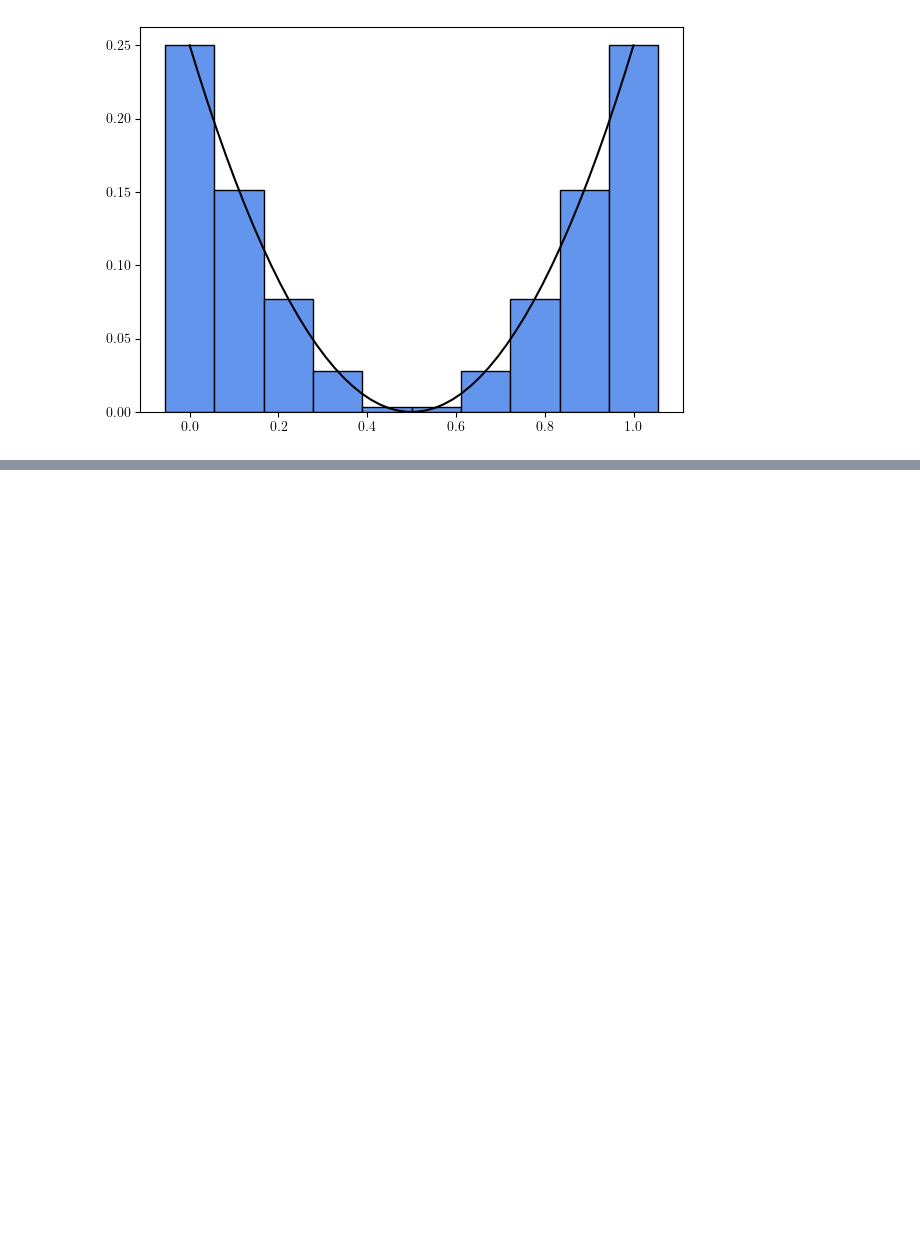
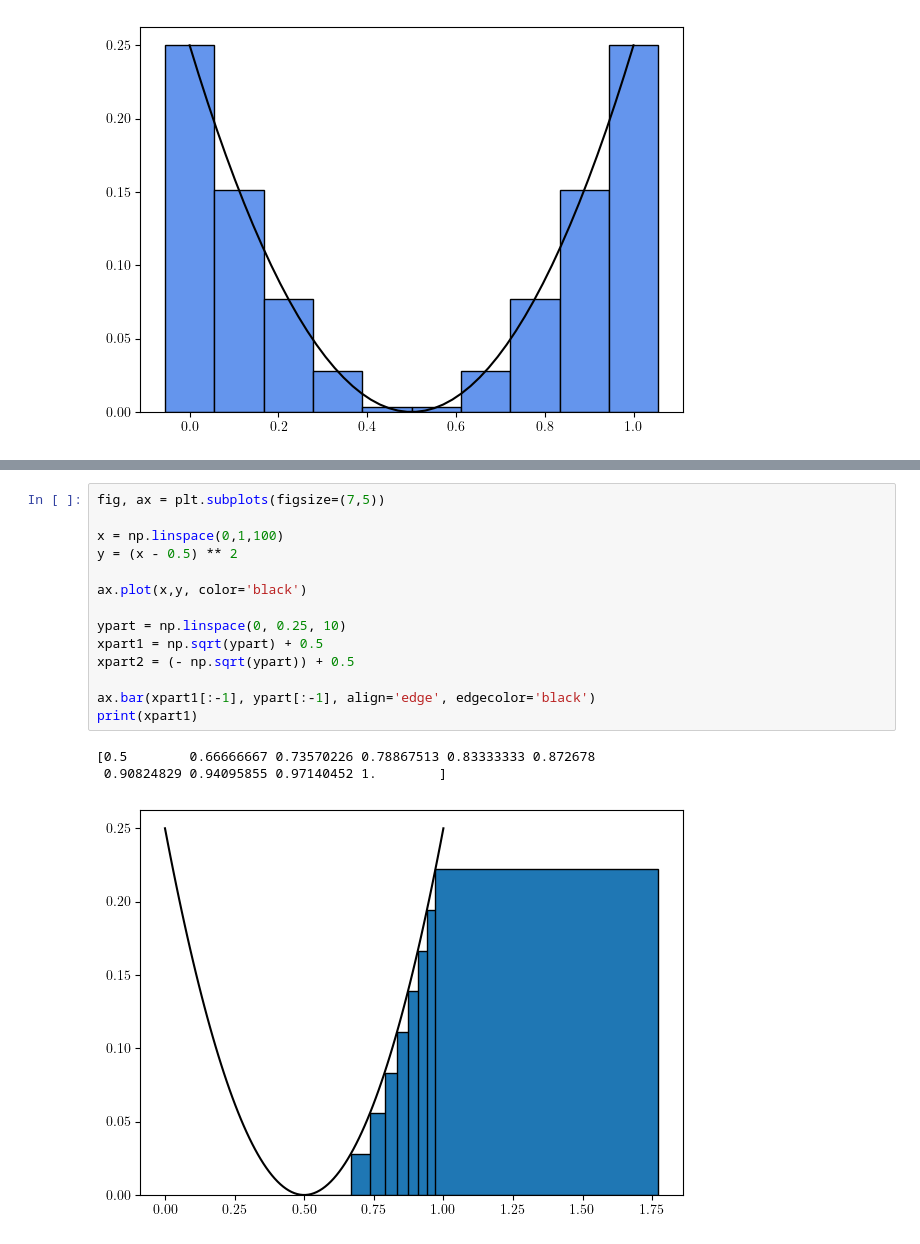
Before and after one commit to cjsoltermann/MAT347Presentation, a Jupyter notebook: figureNotebook.ipynb, the cells around one changed output, grey strips where cells are left out. Cells and saved outputs as stored; diff of their text form; blank space fills up the shorter version.

```diff
--- a/figureNotebook.ipynb
+++ b/figureNotebook.ipynb
@@ -138,0 +157,18 @@ ax.bar(bx,by, width=1/9, color='cornflowerblue', edgecolor='black')
+# %%
+fig, ax = plt.subplots(figsize=(7,5))
+
+x = np.linspace(0,1,100)
+y = (x - 0.5) ** 2
+
+ax.plot(x,y, color='black')
+
+ypart = np.linspace(0, 0.25, 10)
+xpart1 = np.sqrt(ypart) + 0.5
+xpart2 = (- np.sqrt(ypart)) + 0.5
+
+ax.bar(xpart1[:-1], ypart[:-1], align='edge', edgecolor='black')
+print(xpart1)
+# %% [output]
+[0.5        0.66666667 0.73570226 0.78867513 0.83333333 0.872678
+ 0.90824829 0.94095855 0.97140452 1.        ]
+[figure, added]
```
Also changed, not shown: parts of 3 cells of this notebook, 6 other files.
